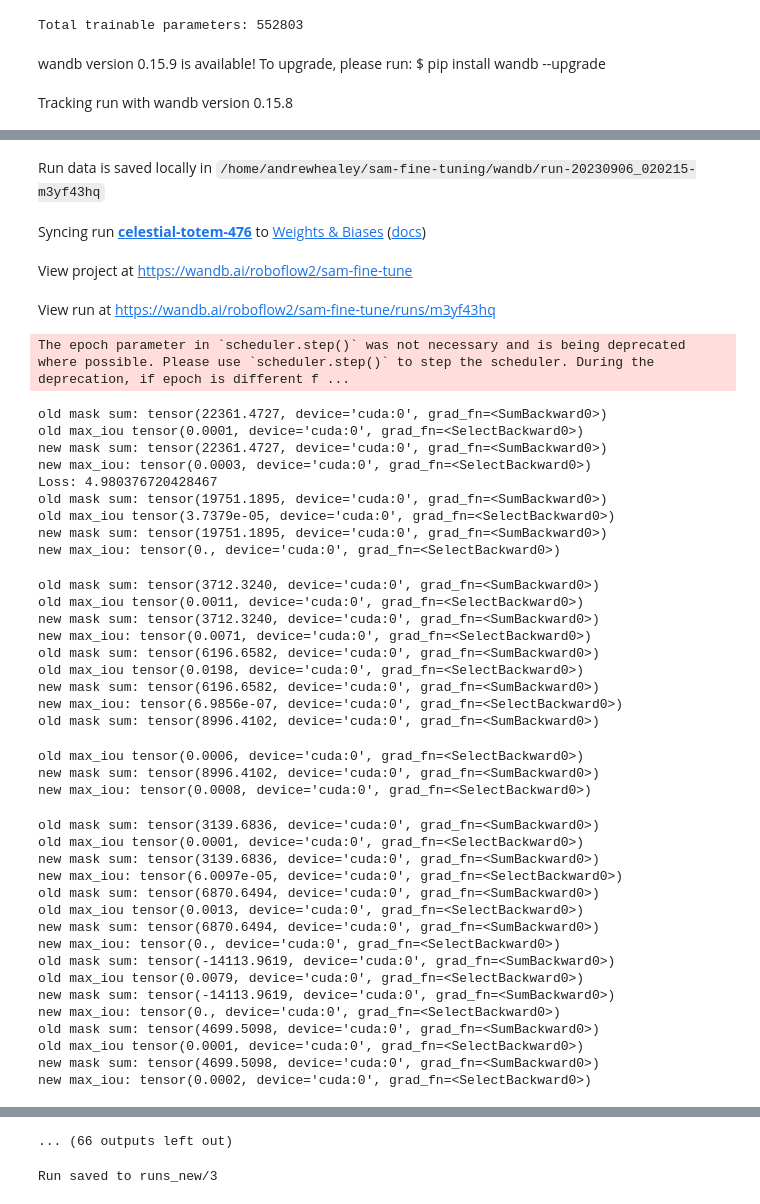
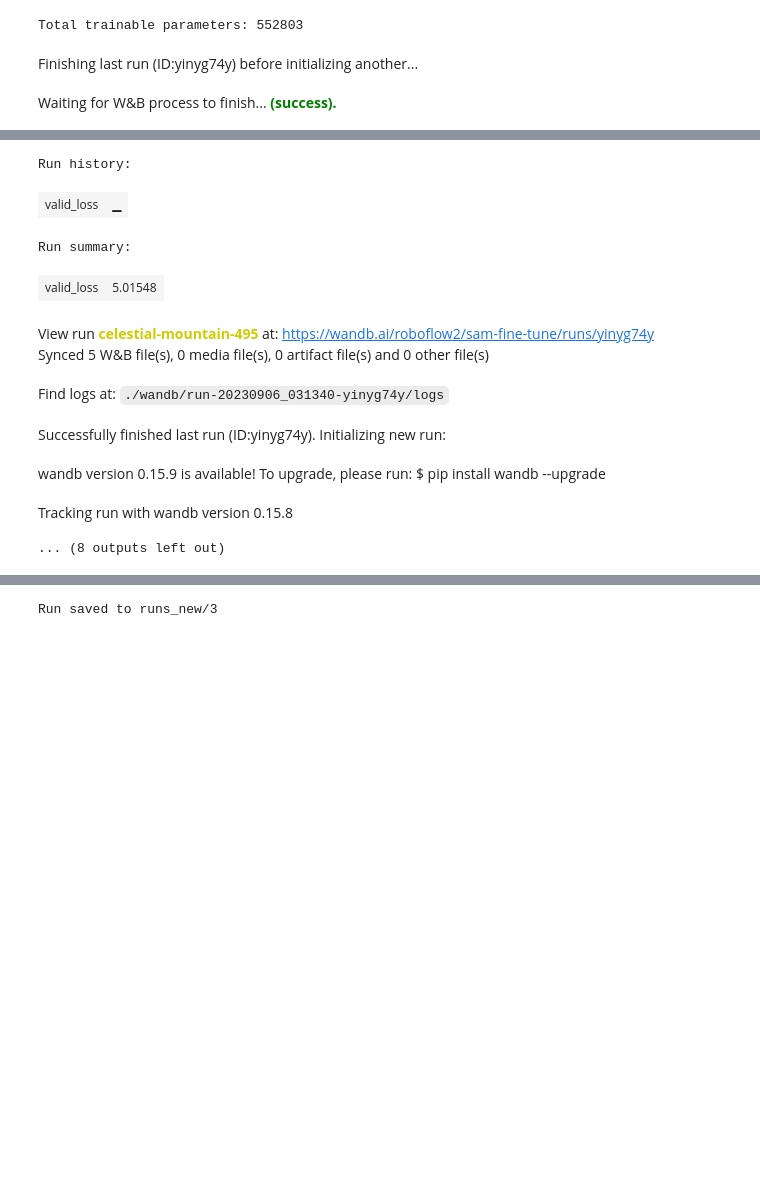
Before and after one commit to andrew-healey/sam-fine-tuning, a Jupyter notebook: ft-train-new.test.ipynb, the cells around one changed output, grey strips where cells are left out. Drawn from its saved outputs; the diff is of its cells as text; code cells hidden in the pictures; blank space fills up the shorter version.

```diff
--- a/ft-train-new.test.ipynb
+++ b/ft-train-new.test.ipynb
@@ -187,8 +187,8 @@ curr_epoch = 0
 
 # iter through dataset in random order
 while curr_iters < cfg.train.total_steps:
-    # evaluate()
-    for i,idx in enumerate(tqdm(permutation(len(curr_dataset)))):
+    evaluate()
+    for i,idx in enumerate(tqdm(range(len(curr_dataset)))):
 
         with torch.no_grad():
             prompt_input, gt_info,gt_cls_info, imgs,sizes, prompt = batch = SamDataset.to_device(curr_dataset[idx],device)
@@ -245,15 +245,15 @@ while curr_iters < cfg.train.total_steps:
 
                 cls_upscaled_masks = predictor.model.postprocess_masks(cls_low_res_masks, input_size, original_size).squeeze(0).to(device)
                 cls_binary_masks = normalize(threshold(cls_upscaled_masks + 0.1, 0.0, 0)).to(device)[:,:,:]
-                print("old mask sum:",cls_upscaled_masks.sum())
+                # print("old mask sum:",cls_upscaled_masks.sum())
 
                 # get focal and dice loss between cls_binary_mask and closest gt mask
                 gt_cls = gt_cls_info["gt_cls"]
                 num_classes = cfg.data.num_classes
                 inputs = [gt_masks,cls_binary_masks,gt_cls,torch.arange(num_classes).to(device)]
-                print("old inputs sums:",[x.sum() for x in inputs])
+                # print("old inputs sums:",[x.sum() for x in inputs])
                 cls_gt_binary_mask,cls_binary_mask,max_iou,best_cls,best_det = get_max_iou_masks(*inputs)
-                print("old max_iou",max_iou)
+                # print("old max_iou",max_iou)
 
                 cls_pred_mask = cls_upscaled_masks[best_cls,:,:]
                 cls_pred_iou = F.sigmoid(cls_iou_predictions[0,best_cls])
@@ -304,12 +304,18 @@ while curr_iters < cfg.train.total_steps:
             old_loss_dict = {f"old_{k}":v for k,v in old_loss_dict.items() if v != 0}
 
 
+
             #
             # WandB
             #
 
             loss_dict = decoder.loss(*pred, gt_info,gt_cls_info, sizes,prompt)
             loss = loss_dict["loss"]
+
+            input_img_torch = imgs[2]
+            image_embeddings= encoder_output["image_embeddings"]
+            print(f"iter {i} - img {input_img_torch.sum()}, image_embeddings {image_embeddings.sum()}, upscaled_masks {upscaled_masks.sum()} loss {loss.cpu().detach().item()}")
+            raise 1
 
             loss_dict = {k:v.item() for k,v in loss_dict.items()}
             wandb.log({
@@ -358,5 +364,5 @@ while curr_iters < cfg.train.total_steps:
 
     curr_epoch += 1
 # %% [output]
-wandb version 0.15.9 is available! To upgrade, please run: $ pip install wandb --upgrade
+Finishing last run (ID:yinyg74y) before initializing another...
-Tracking run with wandb version 0.15.8
+Waiting for W&B process to finish... (success).
@@ -363,42 +370,11 @@ Tracking run with wandb version 0.15.8
+Run history:
+| valid_loss | ▁ |
+Run summary:
+| valid_loss | 5.01548 |
-Run data is saved locally in /home/andrewhealey/sam-fine-tuning/wandb/run-20230906_020215-m3yf43hq
+View run celestial-mountain-495 at: https://wandb.ai/roboflow2/sam-fine-tune/runs/yinyg74y
+Synced 5 W&B file(s), 0 media file(s), 0 artifact file(s) and 0 other file(s)
-Syncing run celestial-totem-476 to Weights & Biases (docs)
+Find logs at: ./wandb/run-20230906_031340-yinyg74y/logs
-View project at https://wandb.ai/roboflow2/sam-fine-tune
+Successfully finished last run (ID:yinyg74y). Initializing new run:
-View run at https://wandb.ai/roboflow2/sam-fine-tune/runs/m3yf43hq
+wandb version 0.15.9 is available! To upgrade, please run: $ pip install wandb --upgrade
-The epoch parameter in `scheduler.step()` was not necessary and is being deprecated where possible. Please use `scheduler.step()` to step the scheduler. During the deprecation, if epoch is different f ...
-old mask sum: tensor(22361.4727, device='cuda:0', grad_fn=<SumBackward0>)
-old max_iou tensor(0.0001, device='cuda:0', grad_fn=<SelectBackward0>)
-new mask sum: tensor(22361.4727, device='cuda:0', grad_fn=<SumBackward0>)
-new max_iou: tensor(0.0003, device='cuda:0', grad_fn=<SelectBackward0>)
-Loss: 4.980376720428467
-old mask sum: tensor(19751.1895, device='cuda:0', grad_fn=<SumBackward0>)
-old max_iou tensor(3.7379e-05, device='cuda:0', grad_fn=<SelectBackward0>)
-new mask sum: tensor(19751.1895, device='cuda:0', grad_fn=<SumBackward0>)
-new max_iou: tensor(0., device='cuda:0', grad_fn=<SelectBackward0>)
-old mask sum: tensor(3712.3240, device='cuda:0', grad_fn=<SumBackward0>)
-old max_iou tensor(0.0011, device='cuda:0', grad_fn=<SelectBackward0>)
-new mask sum: tensor(3712.3240, device='cuda:0', grad_fn=<SumBackward0>)
-new max_iou: tensor(0.0071, device='cuda:0', grad_fn=<SelectBackward0>)
-old mask sum: tensor(6196.6582, device='cuda:0', grad_fn=<SumBackward0>)
-old max_iou tensor(0.0198, device='cuda:0', grad_fn=<SelectBackward0>)
-new mask sum: tensor(6196.6582, device='cuda:0', grad_fn=<SumBackward0>)
-new max_iou: tensor(6.9856e-07, device='cuda:0', grad_fn=<SelectBackward0>)
-old mask sum: tensor(8996.4102, device='cuda:0', grad_fn=<SumBackward0>)
+Tracking run with wandb version 0.15.8
-old max_iou tensor(0.0006, device='cuda:0', grad_fn=<SelectBackward0>)
-new mask sum: tensor(8996.4102, device='cuda:0', grad_fn=<SumBackward0>)
-new max_iou: tensor(0.0008, device='cuda:0', grad_fn=<SelectBackward0>)
+... (8 outputs left out)
-old mask sum: tensor(3139.6836, device='cuda:0', grad_fn=<SumBackward0>)
-old max_iou tensor(0.0001, device='cuda:0', grad_fn=<SelectBackward0>)
-new mask sum: tensor(3139.6836, device='cuda:0', grad_fn=<SumBackward0>)
-new max_iou: tensor(6.0097e-05, device='cuda:0', grad_fn=<SelectBackward0>)
-old mask sum: tensor(6870.6494, device='cuda:0', grad_fn=<SumBackward0>)
-old max_iou tensor(0.0013, device='cuda:0', grad_fn=<SelectBackward0>)
-new mask sum: tensor(6870.6494, device='cuda:0', grad_fn=<SumBackward0>)
-new max_iou: tensor(0., device='cuda:0', grad_fn=<SelectBackward0>)
-old mask sum: tensor(-14113.9619, device='cuda:0', grad_fn=<SumBackward0>)
-old max_iou tensor(0.0079, device='cuda:0', grad_fn=<SelectBackward0>)
-new mask sum: tensor(-14113.9619, device='cuda:0', grad_fn=<SumBackward0>)
-new max_iou: tensor(0., device='cuda:0', grad_fn=<SelectBackward0>)
-old mask sum: tensor(4699.5098, device='cuda:0', grad_fn=<SumBackward0>)
-old max_iou tensor(0.0001, device='cuda:0', grad_fn=<SelectBackward0>)
-new mask sum: tensor(4699.5098, device='cuda:0', grad_fn=<SumBackward0>)
-new max_iou: tensor(0.0002, device='cuda:0', grad_fn=<SelectBackward0>)
@@ -417,4 +381,3 @@ new max_iou: tensor(0.0005, device='cuda:0', grad_fn=<SelectBackward0>)
-... (66 outputs left out)
 # %%
 from glob import glob
 import os
```
Also changed, not shown: parts of 1 cell of this notebook, 1 other file.
